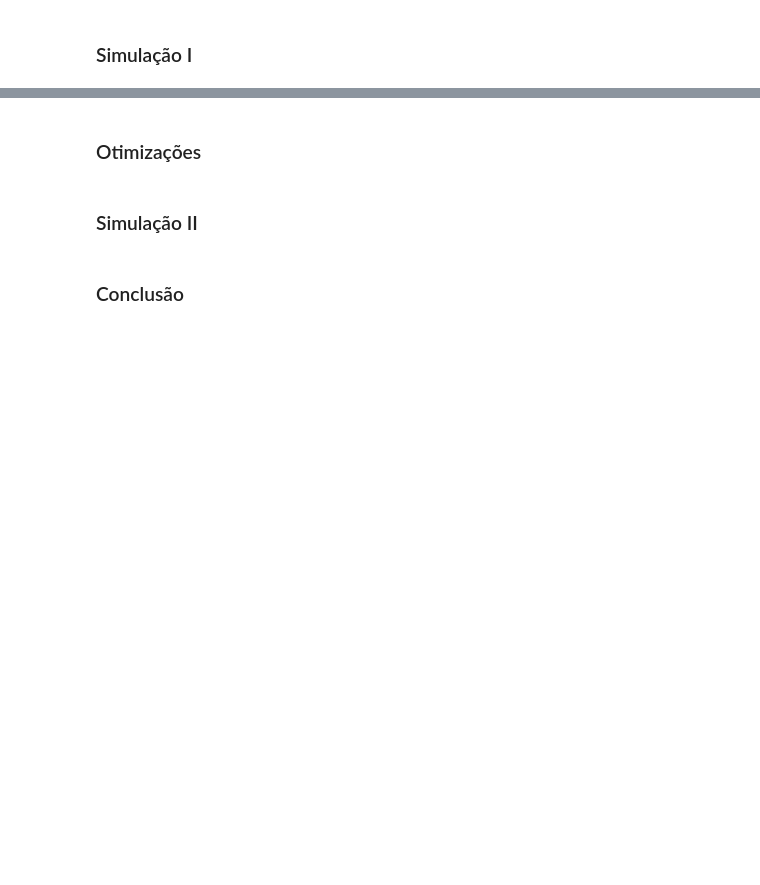
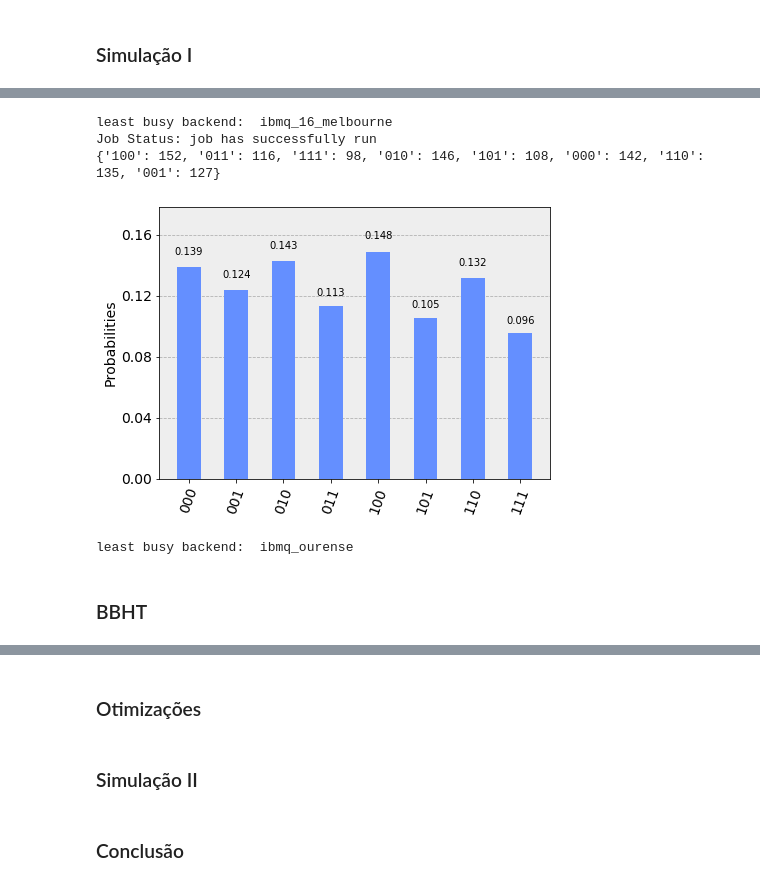
Before and after one commit to debfdias/projCQ, a Jupyter notebook: projCQ.ipynb, the cells around one changed output, grey strips where cells are left out. Saved outputs shown, nothing was run; the diff lists cells and outputs as text; code cells hidden in the pictures; blank space fills up the shorter version.

Commit message:
simulations +  bbht

```diff
--- a/projCQ.ipynb
+++ b/projCQ.ipynb
@@ -157,0 +382,37 @@ plot_histogram(counts)
+# %%
+from qiskit.tools.monitor import job_monitor
+
+
+IBMQ.get_provider(hub='ibm-q')
+AccountProvider = IBMQ.get_provider(hub='ibm-q', group='open', project='main')
+AccountProvider.backends()
+
+#filters=lambda x: x.configuration().n_qubits <= 5 and not x.configuration().simulator and x.status().operational==True
+#backend = least_busy(AccountProvider.backends(operational=True))
+backend = AccountProvider.get_backend("ibmq_16_melbourne")
+print("least busy backend: ", backend)
+
+
+shots = 1024
+job = execute(groverCircuit, backend=backend, shots=shots, optimization_level=3)
+
+job_monitor(job, interval = 2)
+
+results = job.result()
+answer = results.get_counts(groverCircuit)
+print(answer)
+#print(results.time_taken)
+
+plot_histogram(answer)
+# %% [output]
+least busy backend:  ibmq_16_melbourne
+Job Status: job has successfully run
+{'100': 152, '011': 116, '111': 98, '010': 146, '101': 108, '000': 142, '110': 135, '001': 127}
+[figure, added]
+# %%
+backend = AccountProvider.get_backend("ibmq_ourense")
+print("least busy backend: ", backend)
+# %% [output]
+least busy backend:  ibmq_ourense
+# %% [markdown]
+### BBHT
```
Also changed, not shown: parts of 20 cells of this notebook.
